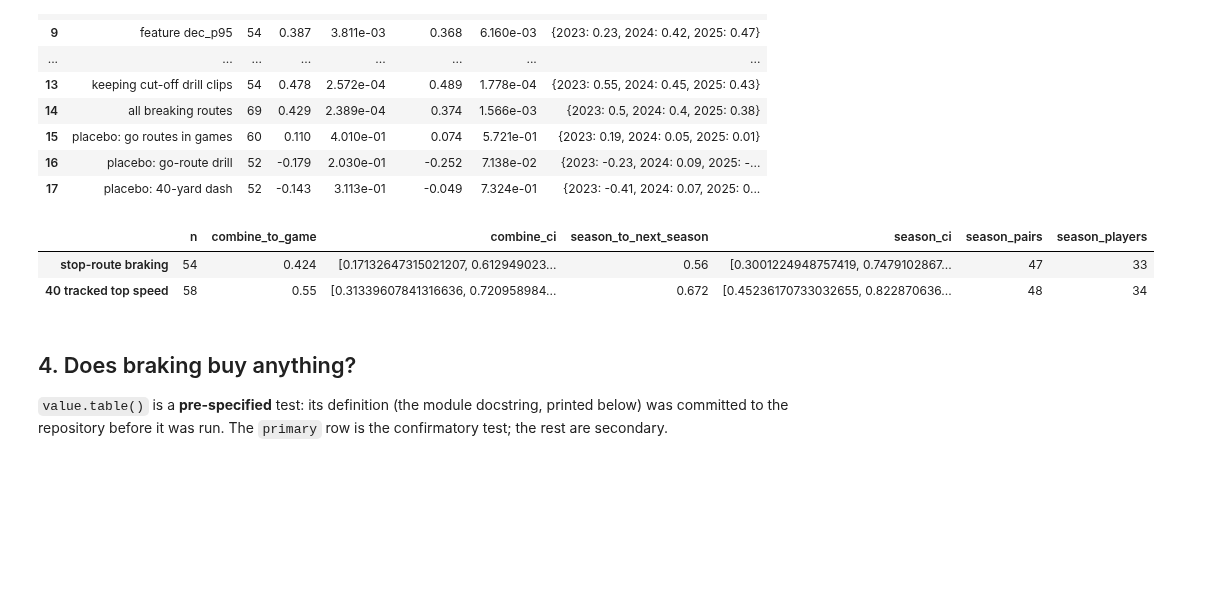
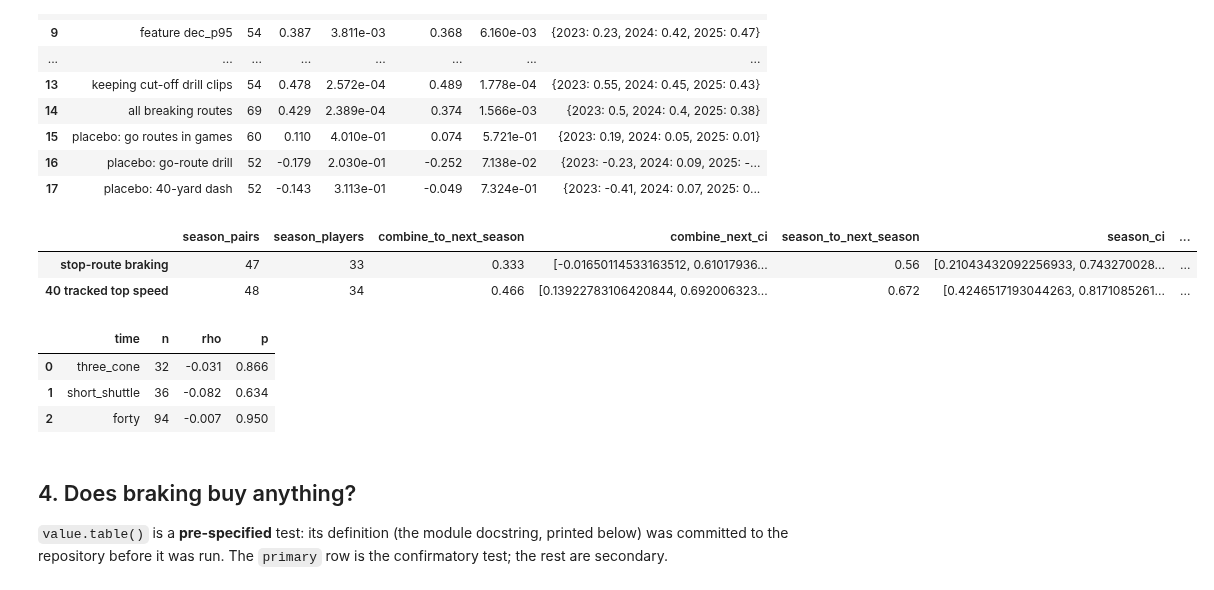
Before and after one commit to alexanderschatzberg/nfl-big-data-bowl-2027, a Jupyter notebook: report/notebook.ipynb, the cells around one changed output. Drawn from its saved outputs; the diff is of its cells as text; code cells hidden in the pictures; blank space fills up the shorter version.

```diff
--- a/report/notebook.ipynb
+++ b/report/notebook.ipynb
@@ -167,12 +167,20 @@ bootstrap 95% interval: [0.178, 0.632] | permutation p: 0.0045
 | 17 | placebo: 40-yard dash | 52 | -0.143 | 3.113e-01 | -0.049 | 7.324e-01 | {2023: -0.41, 2024: 0.07, 2025: 0... |
 # %%
 benchmarks = {name: matched.benchmark(name) for name in (report.HEADLINE, report.SPEED)}
-keep = ["n", "combine_to_game", "combine_ci", "season_to_next_season", "season_ci", "season_pairs", "season_players"]
-pd.DataFrame({k: {c: b[c] for c in keep} for k, b in benchmarks.items()}).T
+keep = ["season_pairs", "season_players", "combine_to_next_season", "combine_next_ci", "season_to_next_season", "season_ci",
+        "difference_ci", "variance_share", "combine_given_season", "combine_given_season_p", "n", "combine_to_game",
+        "drill_to_drill"]
+display(pd.DataFrame({k: {c: b[c] for c in keep} for k, b in benchmarks.items()}).T)
+agility = matched.agility_check(report.HEADLINE)
+agility
 # %% [output]
-|  | n | combine_to_game | combine_ci | season_to_next_season | season_ci | season_pairs | season_players |
-| stop-route braking | 54 | 0.424 | [0.17132647315021207, 0.612949023... | 0.56 | [0.3001224948757419, 0.7479102867... | 47 | 33 |
-| 40 tracked top speed | 58 | 0.55 | [0.31339607841316636, 0.720958984... | 0.672 | [0.45236170733032655, 0.822870636... | 48 | 34 |
+|  | season_pairs | season_players | combine_to_next_season | combine_next_ci | season_to_next_season | season_ci | ... |
+| stop-route braking | 47 | 33 | 0.333 | [-0.01650114533163512, 0.61017936... | 0.56 | [0.21043432092256933, 0.743270028... | ... |
+| 40 tracked top speed | 48 | 34 | 0.466 | [0.13922783106420844, 0.692006323... | 0.672 | [0.4246517193044263, 0.8171085261... | ... |
+|  | time | n | rho | p |
+| 0 | three_cone | 32 | -0.031 | 0.866 |
+| 1 | short_shuttle | 36 | -0.082 | 0.634 |
+| 2 | forty | 94 | -0.007 | 0.950 |
 # %% [markdown]
 ## 4. Does braking buy anything?
 
```
Also changed, not shown: parts of 6 cells of this notebook, 7 other files.
